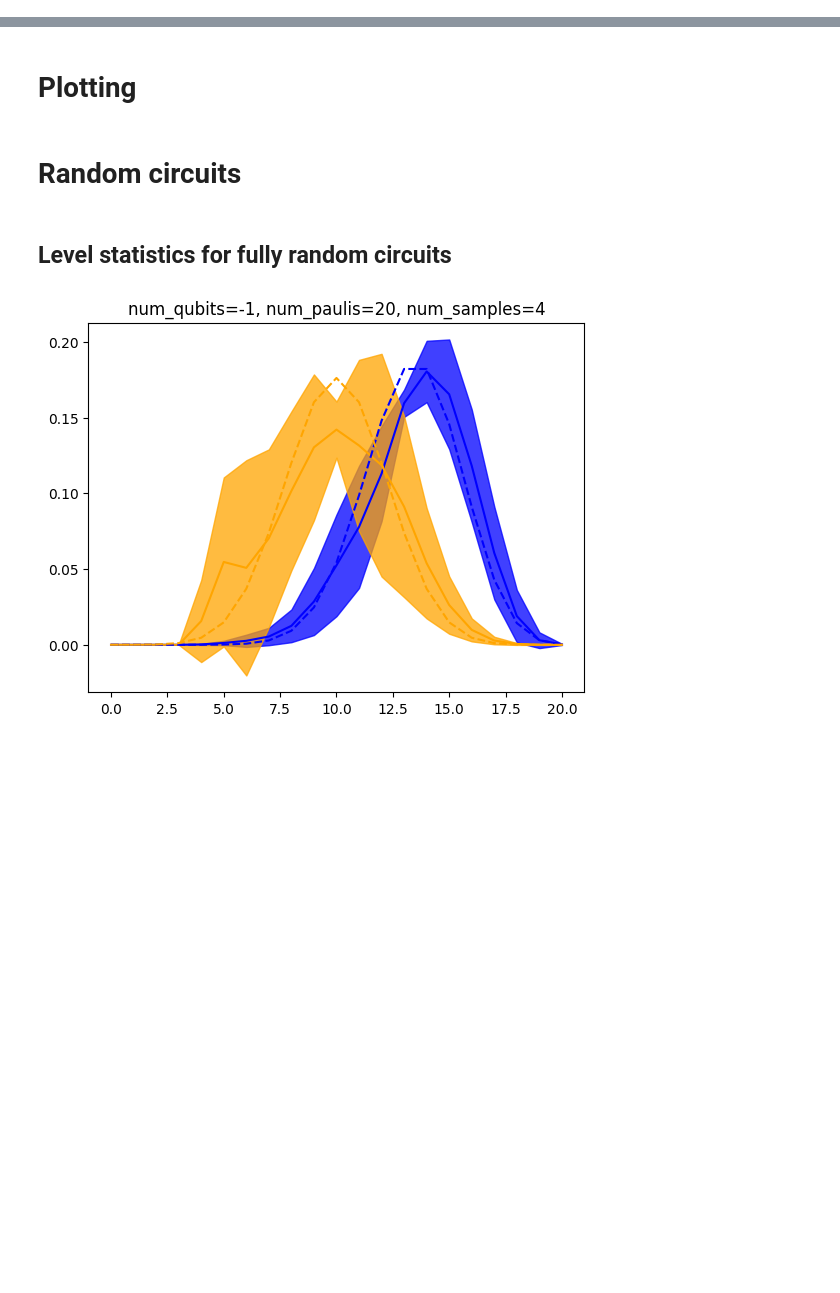
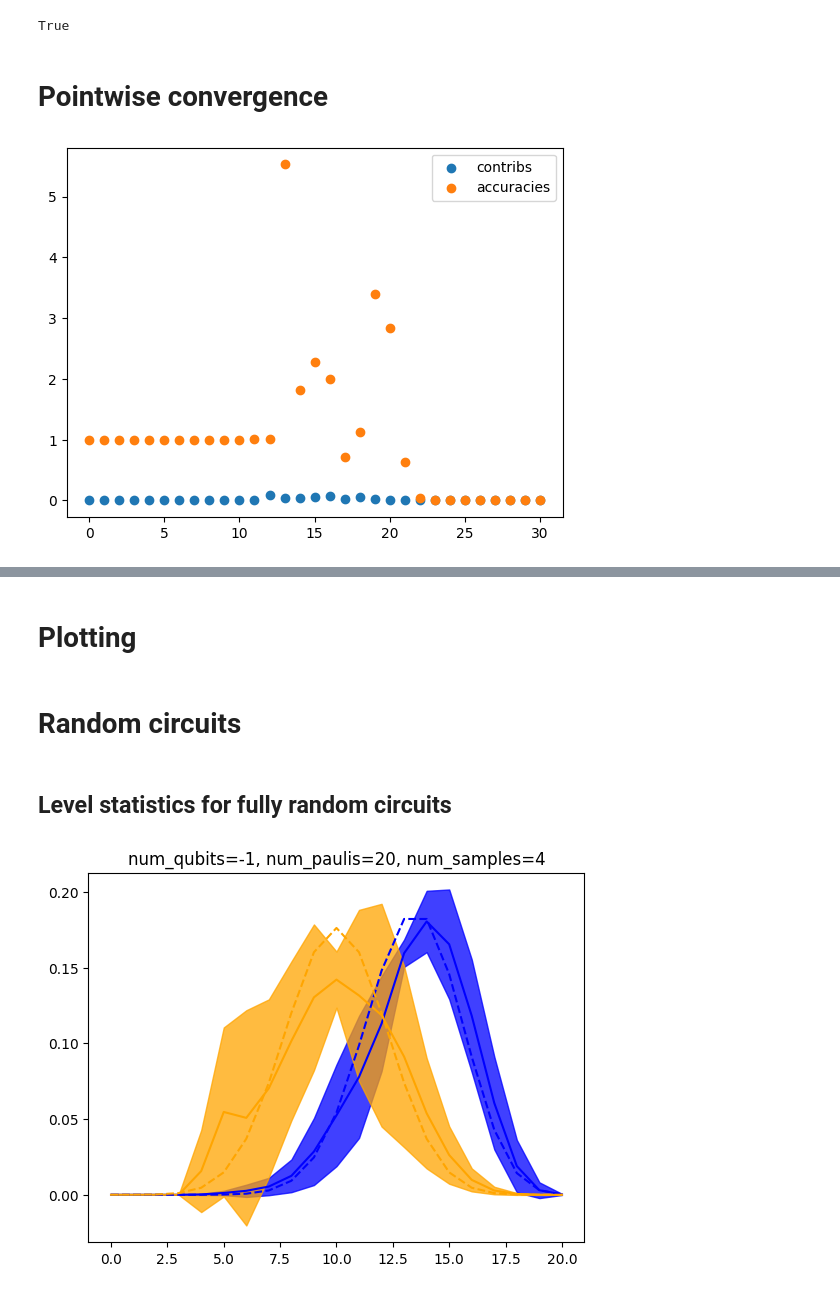
Before and after one commit to idnm/FourierVQA, a Jupyter notebook: experiments.ipynb, the cells around one changed output, grey strips where cells are left out. Drawn from its saved outputs; the diff is of its cells as text; code cells hidden in the pictures; blank space fills up the shorter version.

```diff
--- a/experiments.ipynb
+++ b/experiments.ipynb
@@ -16,0 +45,3 @@ import networkx as nx
+# %%
+fourier_computation = FourierComputation.random(10, 20)
+fourier_computation.run()
@@ -16,0 +68,6 @@ import networkx as nx
+# %%
+num_qubits = 20
+num_samples = 10**6
+
+random_paulis = [random_pauli(num_qubits, s) for s in range(num_samples)]
+np_paulis = [(p.z, p.x) for p in random_paulis]
@@ -16,0 +124,6 @@ import networkx as nx
+# %%
+commutes==j_commutes
+# %% [output]
+True
+# %% [markdown]
+# Pointwise convergence
@@ -16,0 +154,38 @@ import networkx as nx
+# %%
+num_qubits = 5
+num_paulis = 30
+
+fourier_computation = FourierComputation.random(num_qubits, num_paulis, seed=0)
+fourier_computation.run()
+# %%
+def plot_contributions_by_level(fourier_computation, num_samples):
+    M = fourier_computation.pauli_circuit.num_paulis
+
+    stats = []
+    for s in range(num_samples):
+        x = 2*jnp.pi*random.uniform(random.PRNGKey(s), (M,))
+
+        level_contributions = []
+        for level in range(M+1):
+            level_contribution = fourier_level_contribution(x, level, fourier_computation)
+            level_contributions.append(level_contribution)
+
+        stats.append(level_contributions)
+
+    stats = np.array(stats)
+    exact_losses = stats.sum(axis=1, keepdims=True)
+    absolute_contributions = np.abs(stats)
+    mean_absolute_contributions = np.mean(absolute_contributions, axis=0)
+
+    cumulative_contributions = np.array([[sum(contributions[:level]) for level in range(M+1)] for contributions in stats])
+    accuracies = np.abs(cumulative_contributions-exact_losses)/np.abs(exact_losses)
+    mean_accuracies = np.mean(accuracies, axis=0)
+
+    plt.scatter(range(M + 1), mean_absolute_contributions, label='contribs');
+    plt.scatter(range(M + 1), mean_accuracies, label='accuracies');
+
+    plt.legend()
+# %%
+plot_contributions_by_level(fourier_computation, 10);
+# %% [output]
+[figure, added]
```
Also changed, not shown: parts of 17 cells of this notebook, 3 other files.
